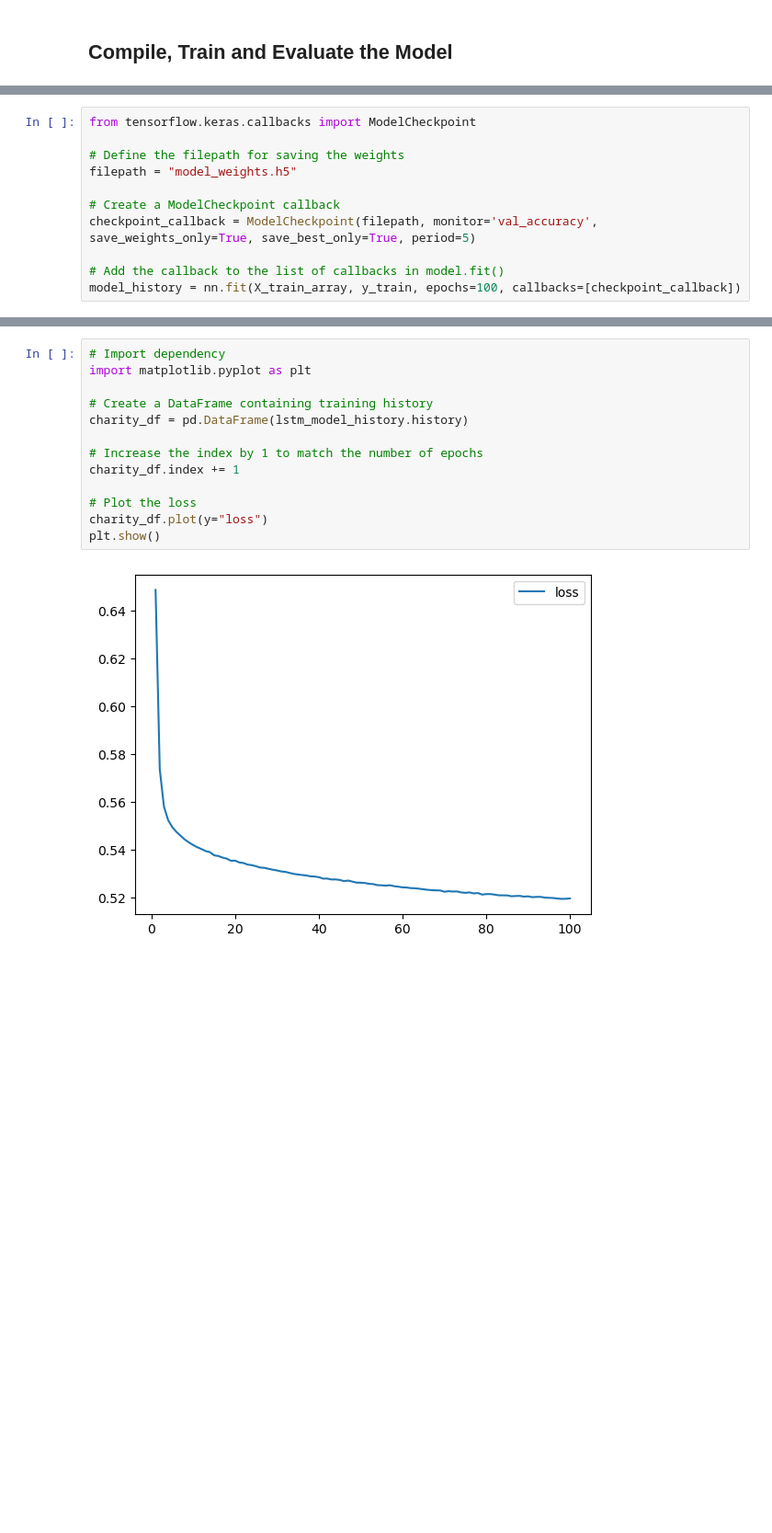
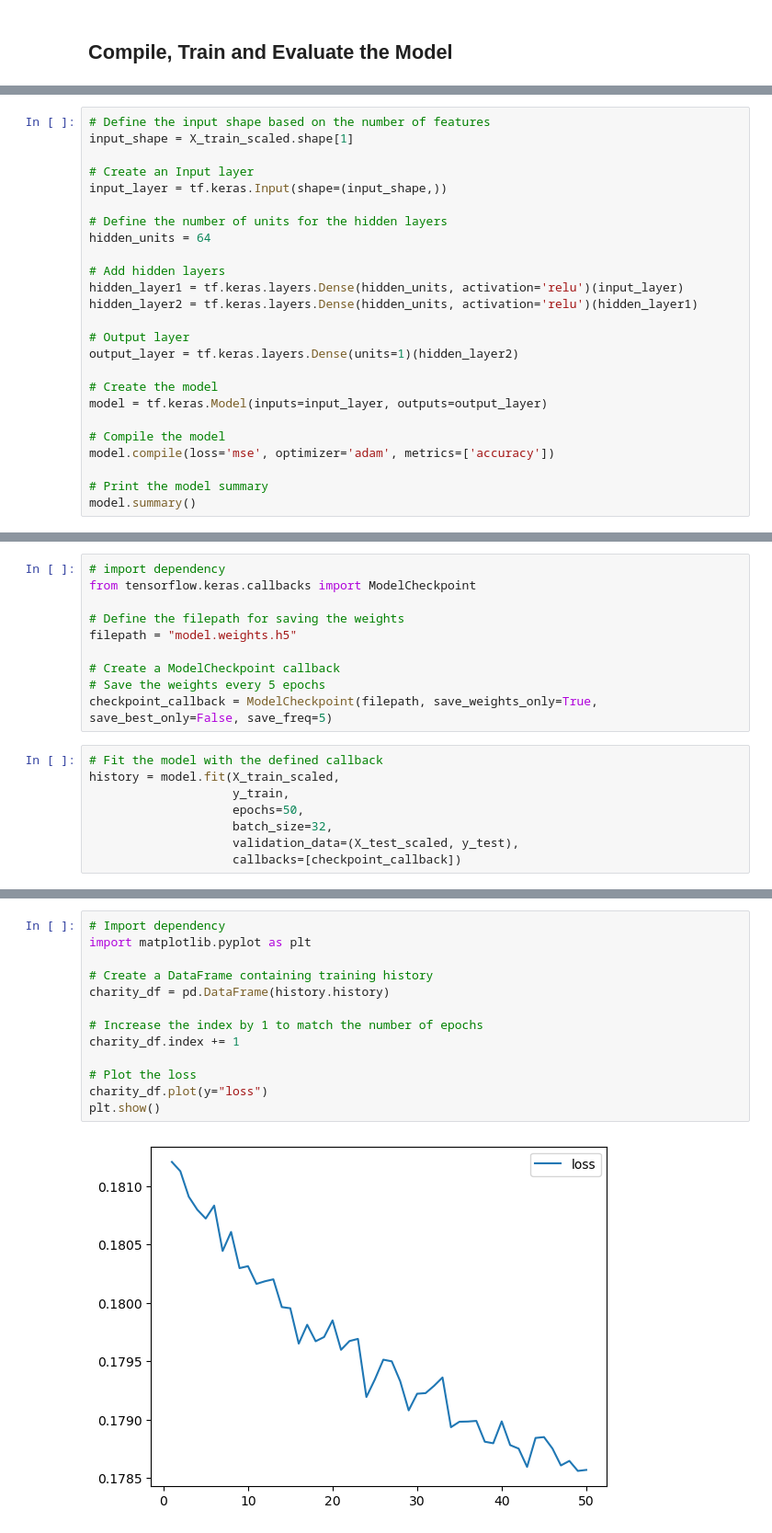
Before and after one commit to ThatCoryGirl/deeplearning-ml-challenge, a Jupyter notebook: AlphabetSoupCharity_Optimization.ipynb, the cells around one changed output, grey strips where cells are left out. Shown at 92% size. Saved outputs shown, nothing was run; the diff lists cells and outputs as text; blank space fills up the shorter version.

Commit message:
changed model type
Found that LSTM used timestamp which wasn't appropriate for this dataset. Went with feedforward neural network model instead.

```diff
--- a/AlphabetSoupCharity_Optimization.ipynb
+++ b/AlphabetSoupCharity_Optimization.ipynb
@@ -292,0 +225,25 @@ Epoch 100/100
+# %%
+# Define the input shape based on the number of features
+input_shape = X_train_scaled.shape[1]
+
+# Create an Input layer
+input_layer = tf.keras.Input(shape=(input_shape,))
+
+# Define the number of units for the hidden layers
+hidden_units = 64
+
+# Add hidden layers
+hidden_layer1 = tf.keras.layers.Dense(hidden_units, activation='relu')(input_layer)
+hidden_layer2 = tf.keras.layers.Dense(hidden_units, activation='relu')(hidden_layer1)
+
+# Output layer
+output_layer = tf.keras.layers.Dense(units=1)(hidden_layer2)
+
+# Create the model
+model = tf.keras.Model(inputs=input_layer, outputs=output_layer)
+
+# Compile the model
+model.compile(loss='mse', optimizer='adam', metrics=['accuracy'])
+
+# Print the model summary
+model.summary()
@@ -293,11 +266,18 @@ Epoch 100/100
 # %%
+# import dependency
 from tensorflow.keras.callbacks import ModelCheckpoint
 
 # Define the filepath for saving the weights
-filepath = "model_weights.h5"
+filepath = "model.weights.h5"
 
 # Create a ModelCheckpoint callback
-checkpoint_callback = ModelCheckpoint(filepath, monitor='val_accuracy', save_weights_only=True, save_best_only=True, period=5)
-
-# Add the callback to the list of callbacks in model.fit()
-model_history = nn.fit(X_train_array, y_train, epochs=100, callbacks=[checkpoint_callback])
+# Save the weights every 5 epochs
+checkpoint_callback = ModelCheckpoint(filepath, save_weights_only=True, save_best_only=False, save_freq=5)
+# %%
+# Fit the model with the defined callback
+history = model.fit(X_train_scaled,
+                    y_train,
+                    epochs=50,
+                    batch_size=32,
+                    validation_data=(X_test_scaled, y_test),
+                    callbacks=[checkpoint_callback])
@@ -304,18 +302,18 @@ model_history = nn.fit(X_train_array, y_train, epochs=100, callbacks=[checkpoint
 # %%
 # Import dependency
 import matplotlib.pyplot as plt
 
 # Create a DataFrame containing training history
-charity_df = pd.DataFrame(lstm_model_history.history)
+charity_df = pd.DataFrame(history.history)
 
 # Increase the index by 1 to match the number of epochs
 charity_df.index += 1
 
 # Plot the loss
 charity_df.plot(y="loss")
 plt.show()
 # %% [output]
-[figure, old version]
+[figure, new version]
 # %%
 # Plot the accuracy
 charity_df.plot(y="accuracy")
```
Also changed, not shown: parts of 9 cells of this notebook, 2 other files.
